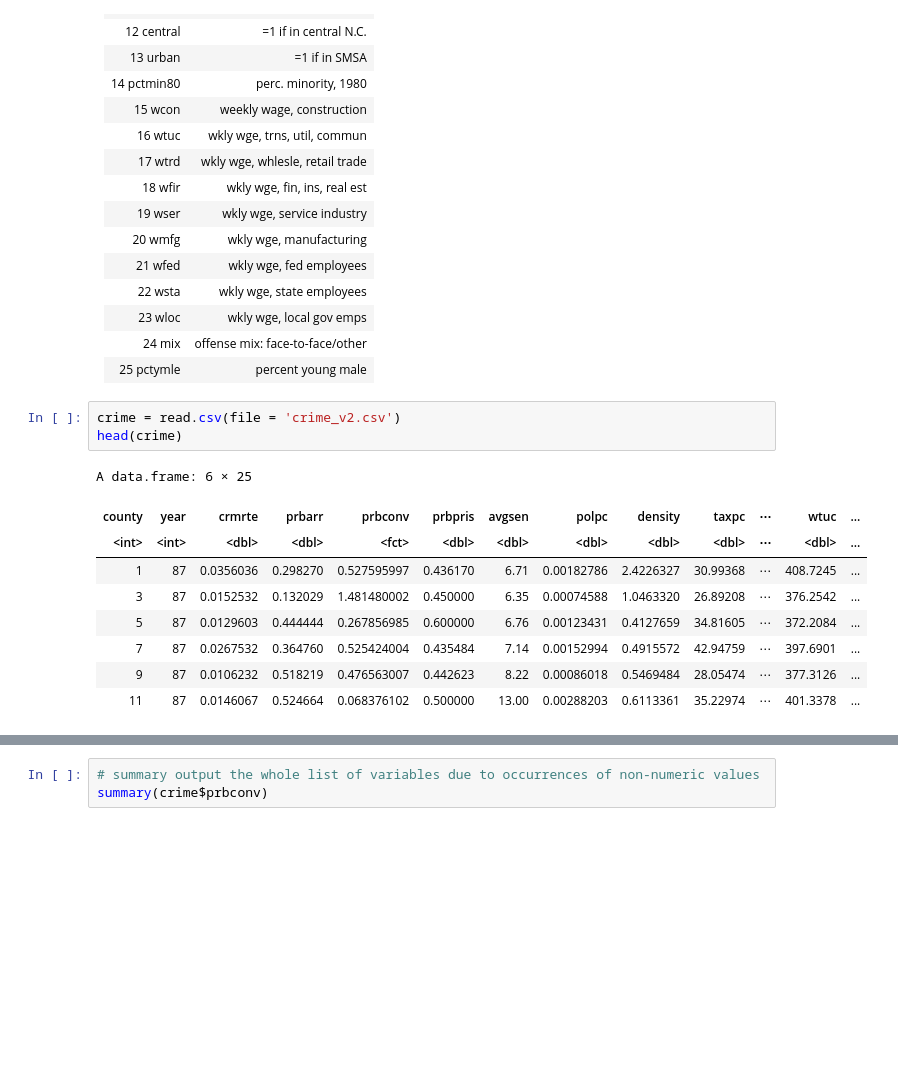
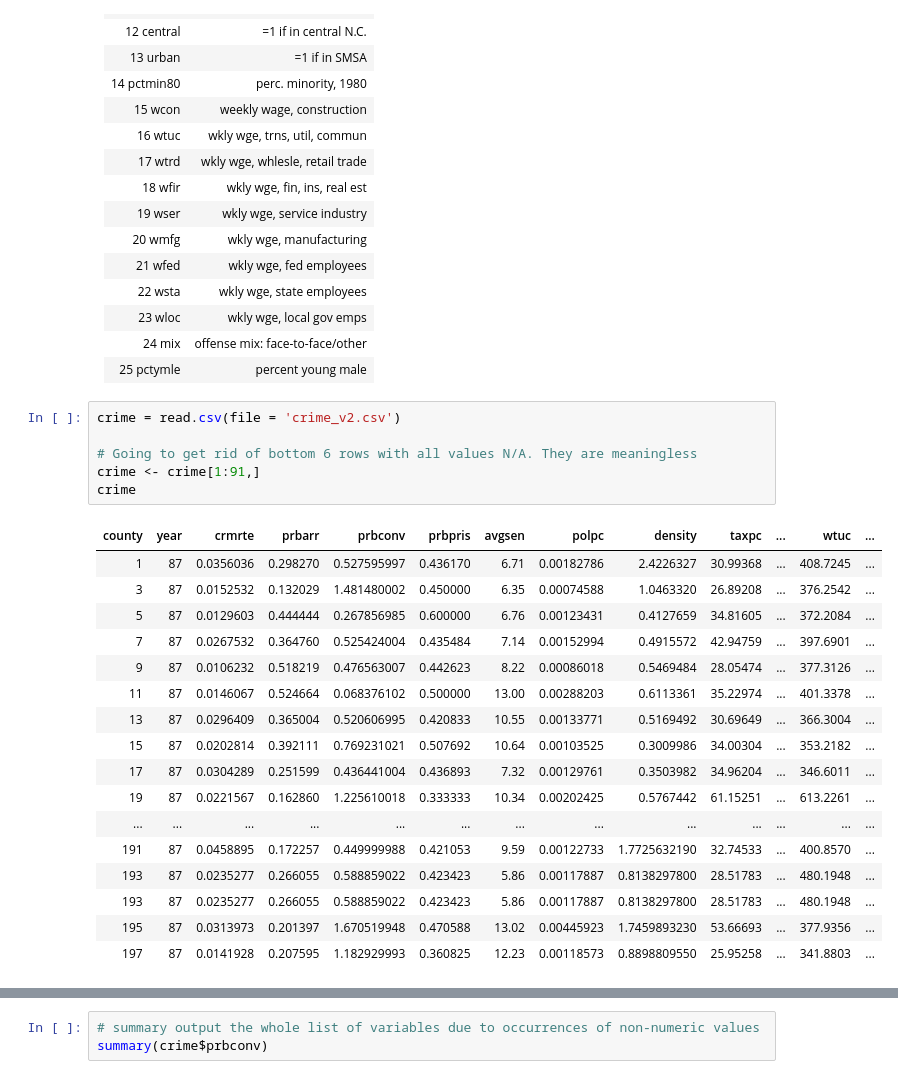
Before and after one commit to lucaschadwicklam97/lab_3_collab, a Jupyter notebook: Annabelle_Joy_Lucas_lab3_v1.ipynb, the cells around one changed output, grey strips where cells are left out. Saved outputs shown, nothing was run; the diff lists cells and outputs as text; blank space fills up the shorter version.

```diff
--- a/Annabelle_Joy_Lucas_lab3_v1.ipynb
+++ b/Annabelle_Joy_Lucas_lab3_v1.ipynb
@@ -42,19 +44,30 @@ variable  | label
 23     wloc|        wkly wge, local gov emps
 24      mix| offense mix: face-to-face/other
 25  pctymle|              percent young male
-# %%
-crime = read.csv(file = 'crime_v2.csv')
-head(crime)
-# %% [output]
-A data.frame: 6 × 25
-| county | year | crmrte | prbarr | prbconv | prbpris | avgsen | polpc | density | taxpc | ⋯ | wtuc | ... |
-| <int> | <int> | <dbl> | <dbl> | <fct> | <dbl> | <dbl> | <dbl> | <dbl> | <dbl> | ⋯ | <dbl> | ... |
-| 1 | 87 | 0.0356036 | 0.298270 | 0.527595997 | 0.436170 | 6.71 | 0.00182786 | 2.4226327 | 30.99368 | ⋯ | 408.7245 | ... |
-| 3 | 87 | 0.0152532 | 0.132029 | 1.481480002 | 0.450000 | 6.35 | 0.00074588 | 1.0463320 | 26.89208 | ⋯ | 376.2542 | ... |
-| 5 | 87 | 0.0129603 | 0.444444 | 0.267856985 | 0.600000 | 6.76 | 0.00123431 | 0.4127659 | 34.81605 | ⋯ | 372.2084 | ... |
-| 7 | 87 | 0.0267532 | 0.364760 | 0.525424004 | 0.435484 | 7.14 | 0.00152994 | 0.4915572 | 42.94759 | ⋯ | 397.6901 | ... |
-| 9 | 87 | 0.0106232 | 0.518219 | 0.476563007 | 0.442623 | 8.22 | 0.00086018 | 0.5469484 | 28.05474 | ⋯ | 377.3126 | ... |
-| 11 | 87 | 0.0146067 | 0.524664 | 0.068376102 | 0.500000 | 13.00 | 0.00288203 | 0.6113361 | 35.22974 | ⋯ | 401.3378 | ... |
+# %%
+crime = read.csv(file = 'crime_v2.csv')
+
+# Going to get rid of bottom 6 rows with all values N/A. They are meaningless
+crime <- crime[1:91,]
+crime
+# %% [output]
+| county | year | crmrte | prbarr | prbconv | prbpris | avgsen | polpc | density | taxpc | ... | wtuc | ... |
+| 1 | 87 | 0.0356036 | 0.298270 | 0.527595997 | 0.436170 | 6.71 | 0.00182786 | 2.4226327 | 30.99368 | ... | 408.7245 | ... |
+| 3 | 87 | 0.0152532 | 0.132029 | 1.481480002 | 0.450000 | 6.35 | 0.00074588 | 1.0463320 | 26.89208 | ... | 376.2542 | ... |
+| 5 | 87 | 0.0129603 | 0.444444 | 0.267856985 | 0.600000 | 6.76 | 0.00123431 | 0.4127659 | 34.81605 | ... | 372.2084 | ... |
+| 7 | 87 | 0.0267532 | 0.364760 | 0.525424004 | 0.435484 | 7.14 | 0.00152994 | 0.4915572 | 42.94759 | ... | 397.6901 | ... |
+| 9 | 87 | 0.0106232 | 0.518219 | 0.476563007 | 0.442623 | 8.22 | 0.00086018 | 0.5469484 | 28.05474 | ... | 377.3126 | ... |
+| 11 | 87 | 0.0146067 | 0.524664 | 0.068376102 | 0.500000 | 13.00 | 0.00288203 | 0.6113361 | 35.22974 | ... | 401.3378 | ... |
+| 13 | 87 | 0.0296409 | 0.365004 | 0.520606995 | 0.420833 | 10.55 | 0.00133771 | 0.5169492 | 30.69649 | ... | 366.3004 | ... |
+| 15 | 87 | 0.0202814 | 0.392111 | 0.769231021 | 0.507692 | 10.64 | 0.00103525 | 0.3009986 | 34.00304 | ... | 353.2182 | ... |
+| 17 | 87 | 0.0304289 | 0.251599 | 0.436441004 | 0.436893 | 7.32 | 0.00129761 | 0.3503982 | 34.96204 | ... | 346.6011 | ... |
+| 19 | 87 | 0.0221567 | 0.162860 | 1.225610018 | 0.333333 | 10.34 | 0.00202425 | 0.5767442 | 61.15251 | ... | 613.2261 | ... |
+| ... | ... | ... | ... | ... | ... | ... | ... | ... | ... | ... | ... | ... |
+| 191 | 87 | 0.0458895 | 0.172257 | 0.449999988 | 0.421053 | 9.59 | 0.00122733 | 1.7725632190 | 32.74533 | ... | 400.8570 | ... |
+| 193 | 87 | 0.0235277 | 0.266055 | 0.588859022 | 0.423423 | 5.86 | 0.00117887 | 0.8138297800 | 28.51783 | ... | 480.1948 | ... |
+| 193 | 87 | 0.0235277 | 0.266055 | 0.588859022 | 0.423423 | 5.86 | 0.00117887 | 0.8138297800 | 28.51783 | ... | 480.1948 | ... |
+| 195 | 87 | 0.0313973 | 0.201397 | 1.670519948 | 0.470588 | 13.02 | 0.00445923 | 1.7459893230 | 53.66693 | ... | 377.9356 | ... |
+| 197 | 87 | 0.0141928 | 0.207595 | 1.182929993 | 0.360825 | 12.23 | 0.00118573 | 0.8898809550 | 25.95258 | ... | 341.8803 | ... |
 # %%
 summary(crime)
 # %% [output]
```
Also changed, not shown: parts of 16 cells of this notebook.
